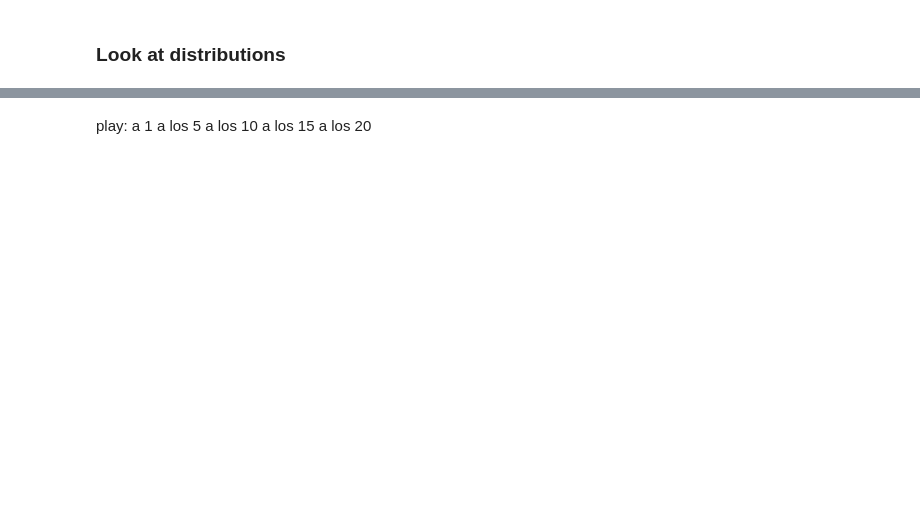
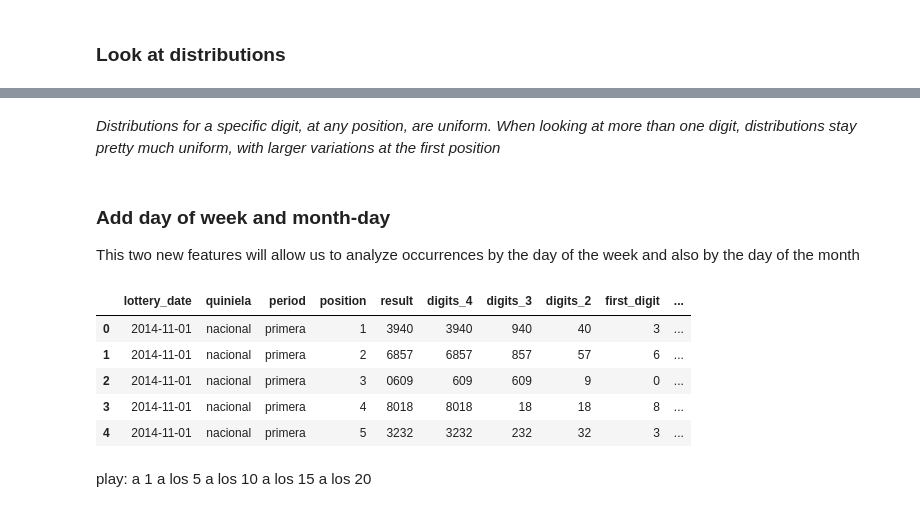
Before and after one commit to A-M-Perez/ML_Quiniela, a Jupyter notebook: Quiniela.ipynb, the cells around one changed output, grey strips where cells are left out. Cells and saved outputs as stored; diff of their text form; code cells hidden in the pictures; blank space fills up the shorter version.

```diff
--- a/Quiniela.ipynb
+++ b/Quiniela.ipynb
@@ -115,0 +202,19 @@ d4.hist(df_nacional['digits_4'])
+# %% [markdown]
+*Distributions for a specific digit, at any position, are uniform. When looking at more than one digit, distributions stay pretty much uniform, with larger variations at the first position*
+# %% [markdown]
+### Add day of week and month-day
+This two new features will allow us to analyze occurrences by the day of the week and also by the day of the month
+# %%
+# Add day of the week - Monday is 0 and Sunday is 6
+df_quiniela['day_of_week'] = df_quiniela['lottery_date'].apply(lambda x: x.weekday())
+# Add day and month
+df_quiniela['month_day'] = df_quiniela['lottery_date'].dt.strftime('%m-%d')
+
+df_quiniela.head()
+# %% [output]
+|  | lottery_date | quiniela | period | position | result | digits_4 | digits_3 | digits_2 | first_digit | ... |
+| 0 | 2014-11-01 | nacional | primera | 1 | 3940 | 3940 | 940 | 40 | 3 | ... |
+| 1 | 2014-11-01 | nacional | primera | 2 | 6857 | 6857 | 857 | 57 | 6 | ... |
+| 2 | 2014-11-01 | nacional | primera | 3 | 0609 | 609 | 609 | 9 | 0 | ... |
+| 3 | 2014-11-01 | nacional | primera | 4 | 8018 | 8018 | 18 | 18 | 8 | ... |
+| 4 | 2014-11-01 | nacional | primera | 5 | 3232 | 3232 | 232 | 32 | 3 | ... |
```
Also changed, not shown: parts of 18 cells of this notebook.
